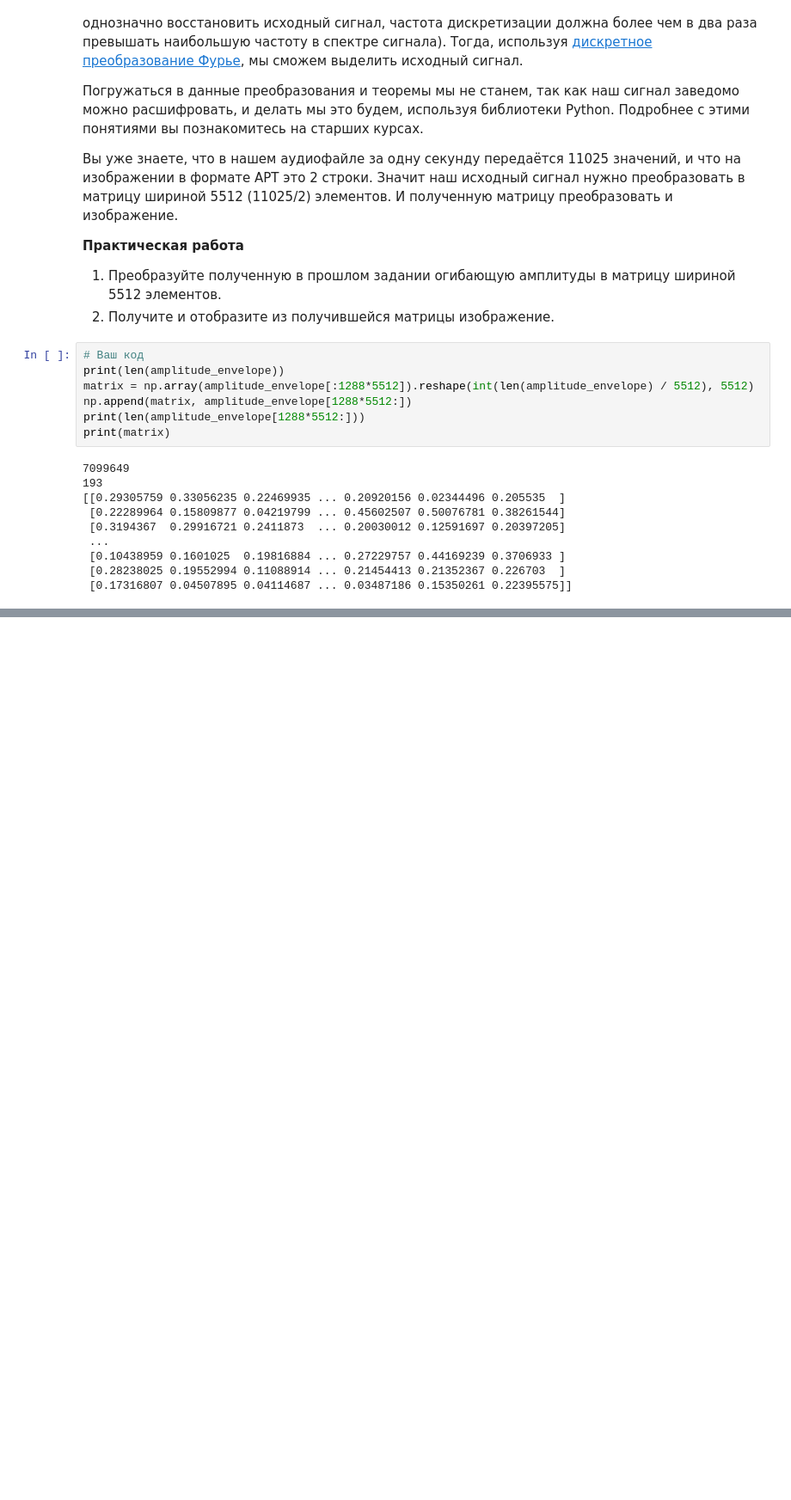
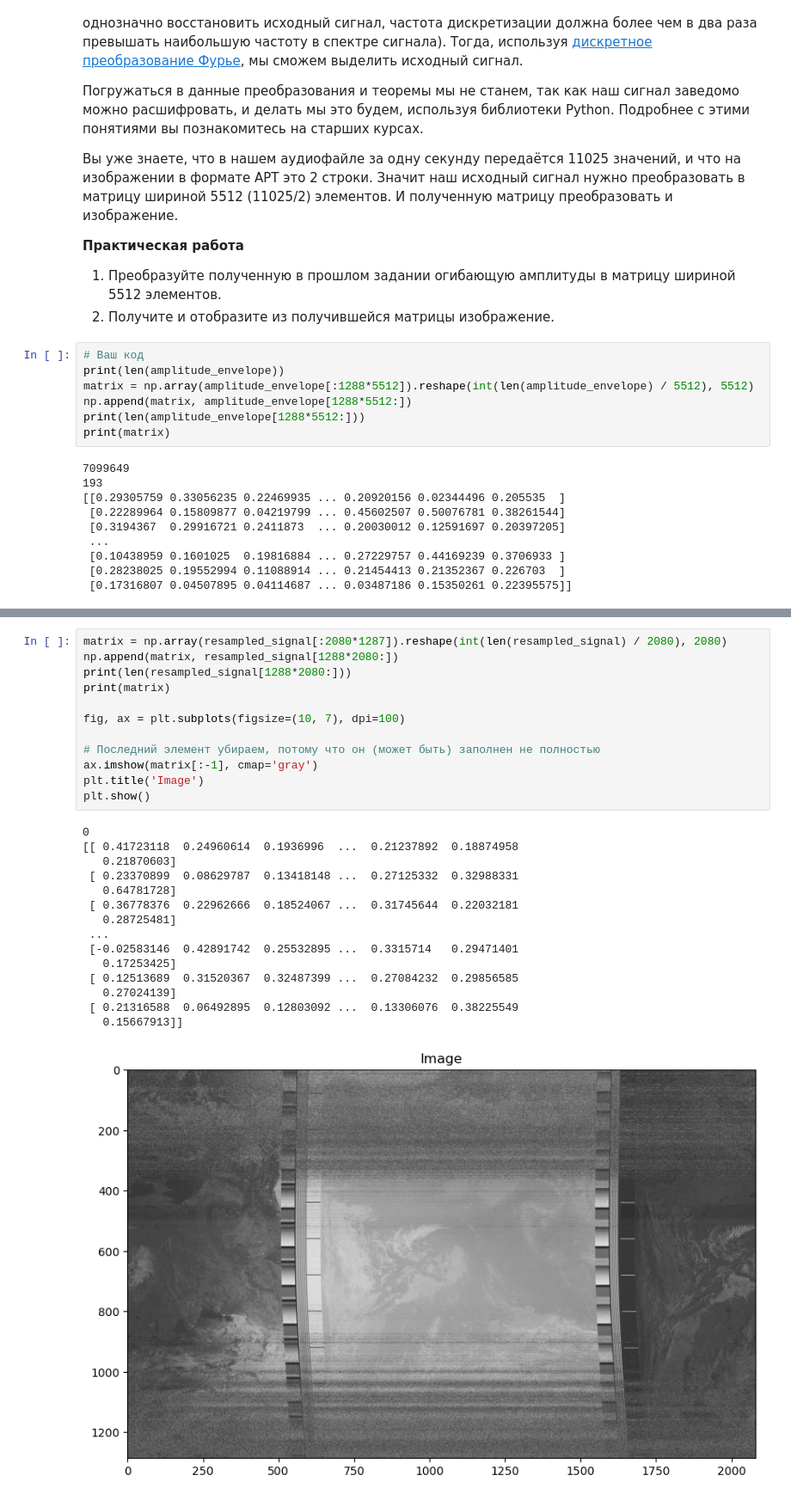
Before and after one commit to OlegSanMos/Geoinfa, a Jupyter notebook: Theory/8-APT-2.ipynb, the cells around one changed output, grey strips where cells are left out. Shown at 86% size. Drawn from its saved outputs; the diff is of its cells as text; blank space fills up the shorter version.

```diff
--- a/Theory/8-APT-2.ipynb
+++ b/Theory/8-APT-2.ipynb
@@ -202,0 +219,28 @@ plt.show()
+# %%
+matrix = np.array(resampled_signal[:2080*1287]).reshape(int(len(resampled_signal) / 2080), 2080)
+np.append(matrix, resampled_signal[1288*2080:])
+print(len(resampled_signal[1288*2080:]))
+print(matrix)
+
+fig, ax = plt.subplots(figsize=(10, 7), dpi=100)
+
+# Последний элемент убираем, потому что он (может быть) заполнен не полностью
+ax.imshow(matrix[:-1], cmap='gray')
+plt.title('Image')
+plt.show()
+# %% [output]
+0
+[[ 0.41723118  0.24960614  0.1936996  ...  0.21237892  0.18874958
+   0.21870603]
+ [ 0.23370899  0.08629787  0.13418148 ...  0.27125332  0.32988331
+   0.64781728]
+ [ 0.36778376  0.22962666  0.18524067 ...  0.31745644  0.22032181
+   0.28725481]
+ ...
+ [-0.02583146  0.42891742  0.25532895 ...  0.3315714   0.29471401
+   0.17253425]
+ [ 0.12513689  0.31520367  0.32487399 ...  0.27084232  0.29856585
+   0.27024139]
+ [ 0.21316588  0.06492895  0.12803092 ...  0.13306076  0.38225549
+   0.15667913]]
+[figure, added]
```
Also changed, not shown: parts of 11 cells of this notebook.
